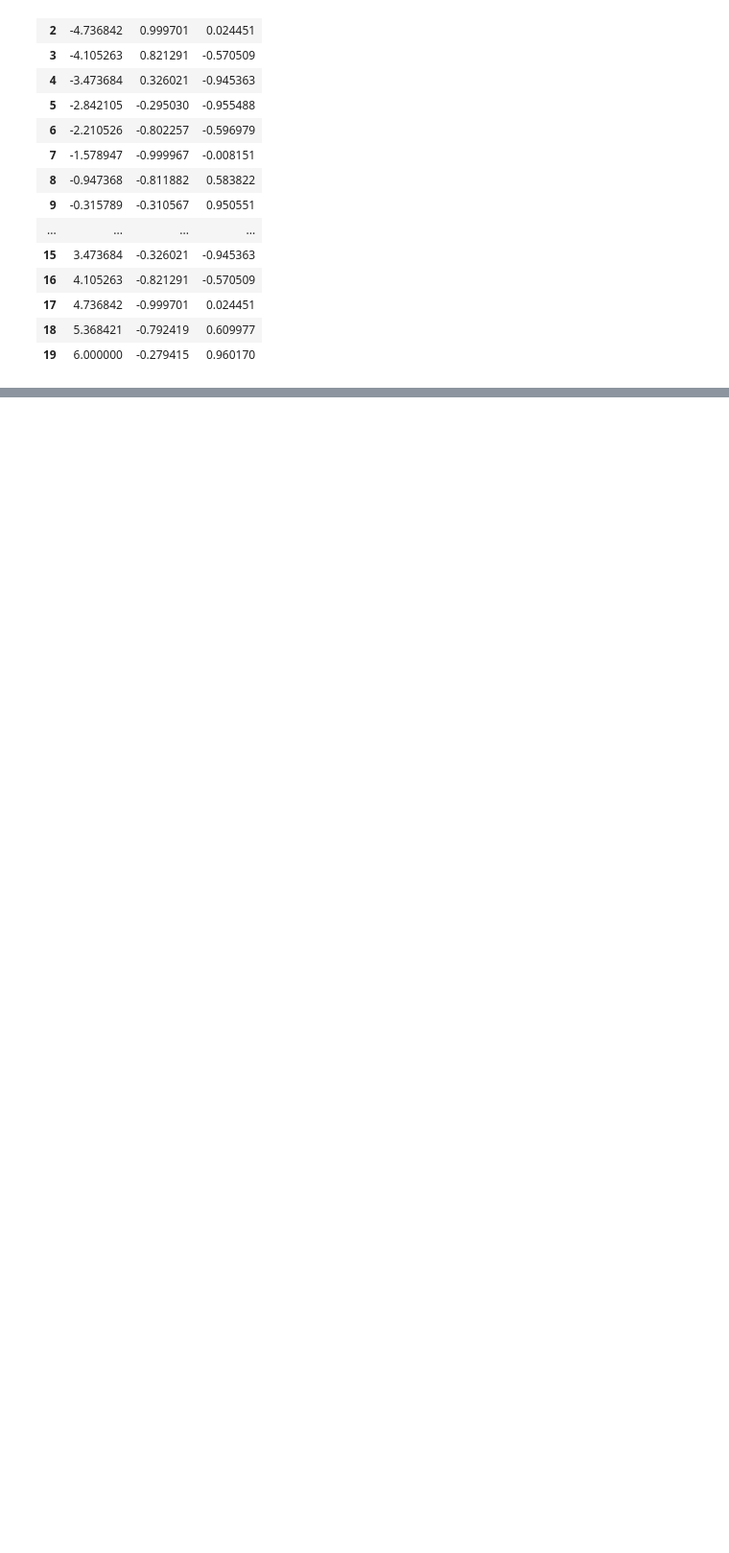
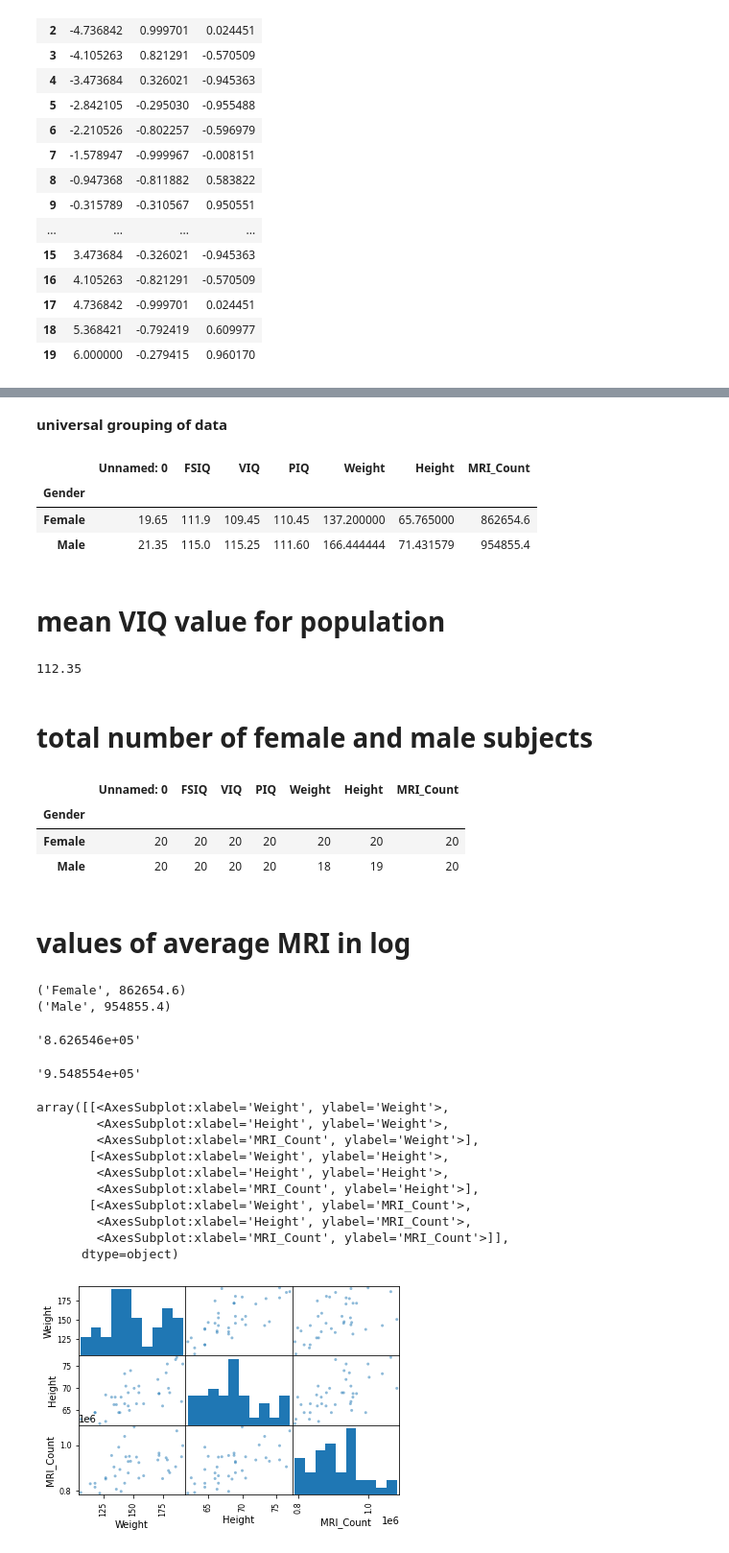
Before and after one commit to Gbrennanj/pythonstats, a Jupyter notebook: pystats.ipynb, the cells around one changed output, grey strips where cells are left out. Shown at 96% size. Drawn from its saved outputs; the diff is of its cells as text; code cells hidden in the pictures; blank space fills up the shorter version.

```diff
--- a/pystats.ipynb
+++ b/pystats.ipynb
@@ -44,0 +94,32 @@ pd.DataFrame({'t': t, 'sin': sin_t, 'cos': cos_t})
+# %% [markdown]
+**universal grouping of data**
+# %%
+groupby_gender.mean()
+# %% [output]
+|  | Unnamed: 0 | FSIQ | VIQ | PIQ | Weight | Height | MRI_Count |
+| Gender |  |  |  |  |  |  |  |
+| Female | 19.65 | 111.9 | 109.45 | 110.45 | 137.200000 | 65.765000 | 862654.6 |
+| Male | 21.35 | 115.0 | 115.25 | 111.60 | 166.444444 | 71.431579 | 954855.4 |
+# %% [markdown]
+# mean VIQ value for population
+# %%
+data.VIQ.mean()
+# %% [output]
+112.35
+# %% [markdown]
+# total number of female and male subjects
+# %%
+groupby_gender.count()
+# %% [output]
+|  | Unnamed: 0 | FSIQ | VIQ | PIQ | Weight | Height | MRI_Count |
+| Gender |  |  |  |  |  |  |  |
+| Female | 20 | 20 | 20 | 20 | 20 | 20 | 20 |
+| Male | 20 | 20 | 20 | 20 | 18 | 19 | 20 |
+# %% [markdown]
+# values of average MRI in log
+# %%
+ for gender, value in groupby_gender['MRI_Count']:
+    print((gender, value.mean()))
+# %% [output]
+('Female', 862654.6)
+('Male', 954855.4)
@@ -44,0 +130,8 @@ pd.DataFrame({'t': t, 'sin': sin_t, 'cos': cos_t})
+# %%
+"{:e}".format(862654.6)
+# %% [output]
+'8.626546e+05'
+# %%
+"{:e}".format(mlMRI)
+# %% [output]
+'9.548554e+05'
@@ -44,0 +140,14 @@ pd.DataFrame({'t': t, 'sin': sin_t, 'cos': cos_t})
+# %%
+scatter_matrix(data[['Weight', 'Height', 'MRI_Count']])
+# %% [output]
+array([[<AxesSubplot:xlabel='Weight', ylabel='Weight'>,
+        <AxesSubplot:xlabel='Height', ylabel='Weight'>,
+        <AxesSubplot:xlabel='MRI_Count', ylabel='Weight'>],
+       [<AxesSubplot:xlabel='Weight', ylabel='Height'>,
+        <AxesSubplot:xlabel='Height', ylabel='Height'>,
+        <AxesSubplot:xlabel='MRI_Count', ylabel='Height'>],
+       [<AxesSubplot:xlabel='Weight', ylabel='MRI_Count'>,
+        <AxesSubplot:xlabel='Height', ylabel='MRI_Count'>,
+        <AxesSubplot:xlabel='MRI_Count', ylabel='MRI_Count'>]],
+      dtype=object)
+[figure, added]
```
Also changed, not shown: parts of 27 cells of this notebook.
